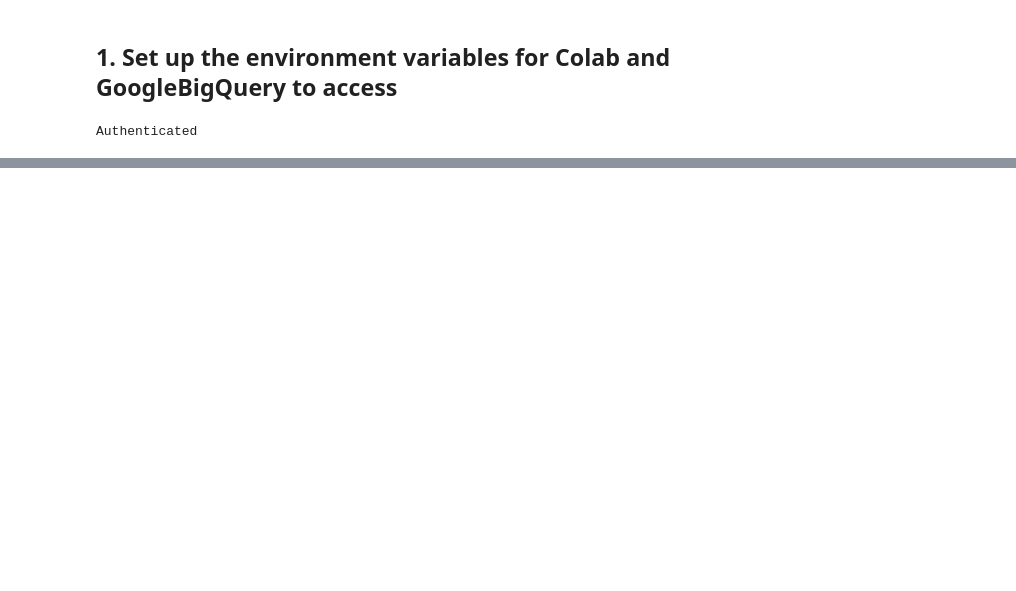
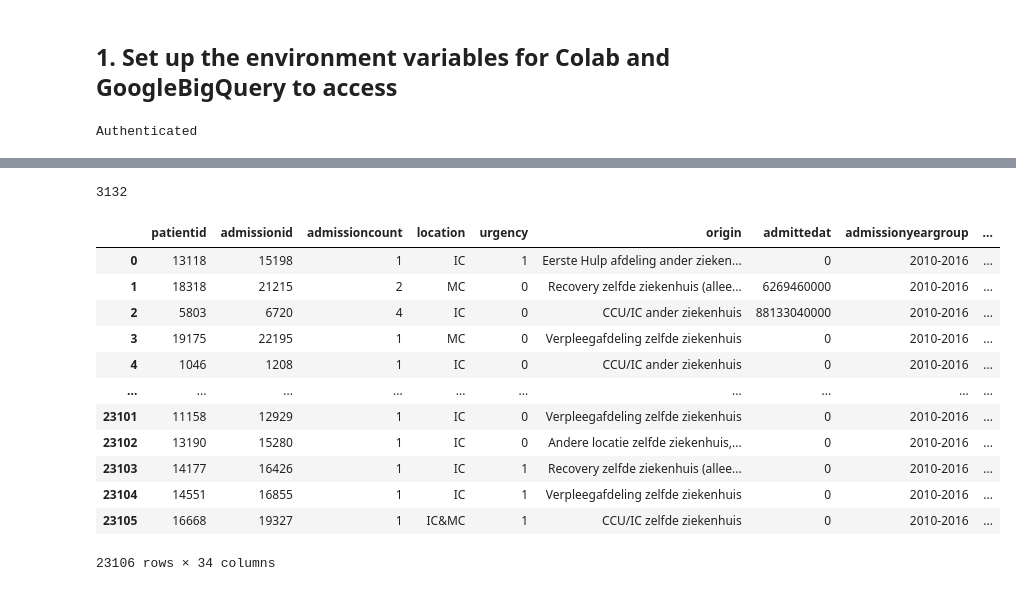
Before and after one commit to Enrico-Call/RL-AKI, a Jupyter notebook: Data_Extraction.ipynb, the cells around one changed output, grey strips where cells are left out. Saved outputs shown, nothing was run; the diff lists cells and outputs as text; code cells hidden in the pictures; blank space fills up the shorter version.

Commit message:
updated query

```diff
--- a/Data_Extraction.ipynb
+++ b/Data_Extraction.ipynb
@@ -178,0 +787,4 @@ action AS (    SELECT
+# %%
+len(state_space_query['admissionid'].unique())
+# %% [output]
+3132
@@ -178,0 +920,16 @@ action AS (    SELECT
+# %%
+reasons_for_admission
+# %% [output]
+|  | patientid | admissionid | admissioncount | location | urgency | origin | admittedat | admissionyeargroup | ... |
+| 0 | 13118 | 15198 | 1 | IC | 1 | Eerste Hulp afdeling ander zieken... | 0 | 2010-2016 | ... |
+| 1 | 18318 | 21215 | 2 | MC | 0 | Recovery zelfde ziekenhuis (allee... | 6269460000 | 2010-2016 | ... |
+| 2 | 5803 | 6720 | 4 | IC | 0 | CCU/IC ander ziekenhuis | 88133040000 | 2010-2016 | ... |
+| 3 | 19175 | 22195 | 1 | MC | 0 | Verpleegafdeling zelfde ziekenhuis | 0 | 2010-2016 | ... |
+| 4 | 1046 | 1208 | 1 | IC | 0 | CCU/IC ander ziekenhuis | 0 | 2010-2016 | ... |
+| ... | ... | ... | ... | ... | ... | ... | ... | ... | ... |
+| 23101 | 11158 | 12929 | 1 | IC | 0 | Verpleegafdeling zelfde ziekenhuis | 0 | 2010-2016 | ... |
+| 23102 | 13190 | 15280 | 1 | IC | 0 | Andere locatie zelfde ziekenhuis,... | 0 | 2010-2016 | ... |
+| 23103 | 14177 | 16426 | 1 | IC | 1 | Recovery zelfde ziekenhuis (allee... | 0 | 2010-2016 | ... |
+| 23104 | 14551 | 16855 | 1 | IC | 1 | Verpleegafdeling zelfde ziekenhuis | 0 | 2010-2016 | ... |
+| 23105 | 16668 | 19327 | 1 | IC&MC | 1 | CCU/IC zelfde ziekenhuis | 0 | 2010-2016 | ... |
+23106 rows × 34 columns
```
Also changed, not shown: parts of 9 cells of this notebook.
